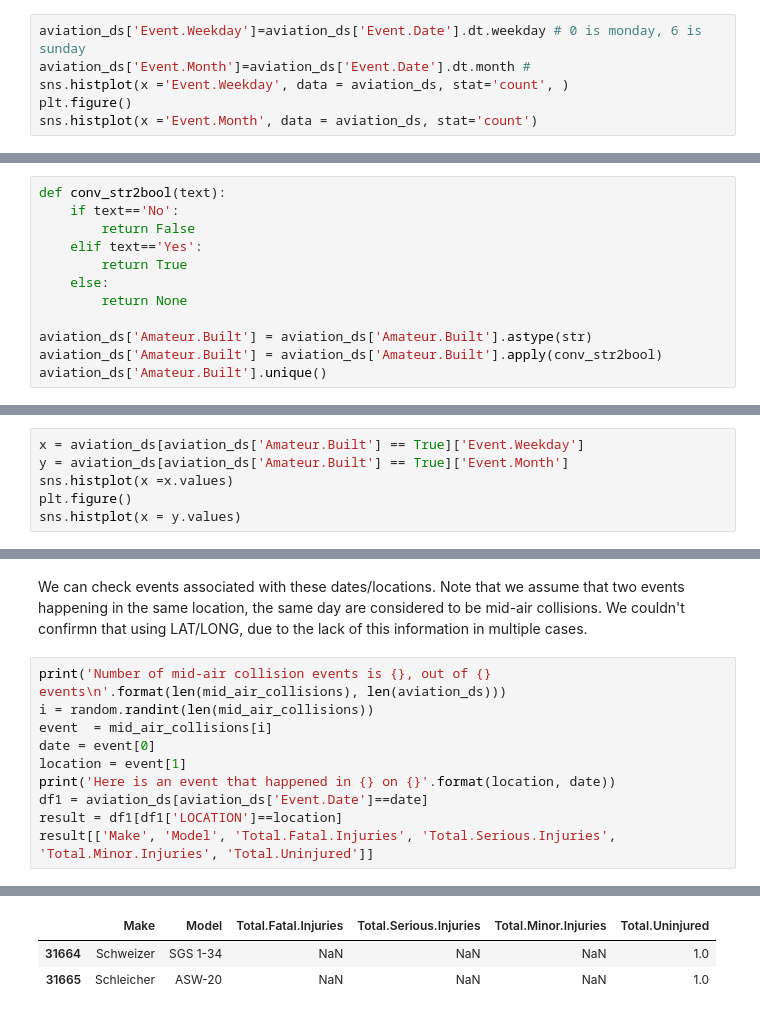
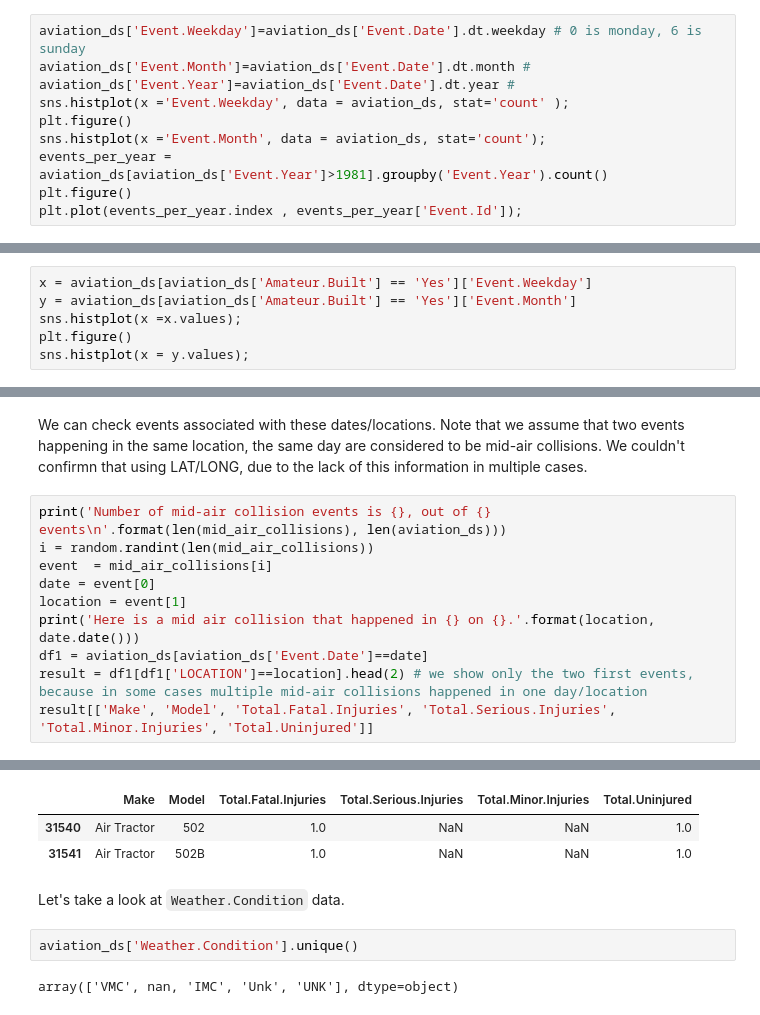
Before and after one commit to zaitrik/aviation_stats, a Jupyter notebook: aviation_stats.ipynb, the cells around one changed output, grey strips where cells are left out. Saved outputs shown, nothing was run; the diff lists cells and outputs as text.

```diff
--- a/aviation_stats.ipynb
+++ b/aviation_stats.ipynb
@@ -77,7 +85,11 @@ The first recorded event happened on 1948, so more than 73 years ago. Let's chec
 # %%
 aviation_ds['Event.Weekday']=aviation_ds['Event.Date'].dt.weekday # 0 is monday, 6 is sunday
 aviation_ds['Event.Month']=aviation_ds['Event.Date'].dt.month #
-sns.histplot(x ='Event.Weekday', data = aviation_ds, stat='count', )
+aviation_ds['Event.Year']=aviation_ds['Event.Date'].dt.year #
+sns.histplot(x ='Event.Weekday', data = aviation_ds, stat='count' );
 plt.figure()
-sns.histplot(x ='Event.Month', data = aviation_ds, stat='count')
+sns.histplot(x ='Event.Month', data = aviation_ds, stat='count');
+events_per_year =  aviation_ds[aviation_ds['Event.Year']>1981].groupby('Event.Year').count()
+plt.figure()
+plt.plot(events_per_year.index , events_per_year['Event.Id']);
 # %% [output]
@@ -254,12 +260,0 @@ We will convert this column to a `boolean` data type.
-# %%
-def conv_str2bool(text):
-    if text=='No':
-        return False
-    elif text=='Yes':
-        return True
-    else:
-        return None
-
-aviation_ds['Amateur.Built'] = aviation_ds['Amateur.Built'].astype(str)
-aviation_ds['Amateur.Built'] = aviation_ds['Amateur.Built'].apply(conv_str2bool)
-aviation_ds['Amateur.Built'].unique()
@@ -282,9 +277,9 @@ Name: Amateur.Built, dtype: object
 # %% [markdown]
 77058 events out of 85296 events do not involve amateur-built aircraft. Is there a relationship between the build and the time period of events ?
 # %%
-x = aviation_ds[aviation_ds['Amateur.Built'] == True]['Event.Weekday']
-y = aviation_ds[aviation_ds['Amateur.Built'] == True]['Event.Month']
-sns.histplot(x =x.values)
+x = aviation_ds[aviation_ds['Amateur.Built'] == 'Yes']['Event.Weekday']
+y = aviation_ds[aviation_ds['Amateur.Built'] == 'Yes']['Event.Month']
+sns.histplot(x =x.values);
 plt.figure()
-sns.histplot(x = y.values)
+sns.histplot(x = y.values);
 # %% [output]
@@ -396,9 +394,9 @@ i = random.randint(len(mid_air_collisions))
 event  = mid_air_collisions[i]
 date = event[0]
 location = event[1]
-print('Here is an event that happened in {} on {}'.format(location, date))
+print('Here is a mid air collision that happened in {} on {}.'.format(location, date.date()))
 df1 = aviation_ds[aviation_ds['Event.Date']==date]
-result = df1[df1['LOCATION']==location]
+result = df1[df1['LOCATION']==location].head(2) # we show only the two first events, because in some cases multiple mid-air collisions happened in one day/location
 result[['Make', 'Model', 'Total.Fatal.Injuries', 'Total.Serious.Injuries', 'Total.Minor.Injuries', 'Total.Uninjured']]
 # %% [output]
 Number of mid-air collision events is 1241, out of 85976 events
@@ -407,3 +405,9 @@ Here is an event that happened in SAN DIEGO, CA on 2003-03-16 00:00:00
 |  | Make | Model | Total.Fatal.Injuries | Total.Serious.Injuries | Total.Minor.Injuries | Total.Uninjured |
-| 31664 | Schweizer | SGS 1-34 | NaN | NaN | NaN | 1.0 |
-| 31665 | Schleicher | ASW-20 | NaN | NaN | NaN | 1.0 |
+| 31540 | Air Tractor | 502 | 1.0 | NaN | NaN | 1.0 |
+| 31541 | Air Tractor | 502B | 1.0 | NaN | NaN | 1.0 |
+# %% [markdown]
+Let's take a look at `Weather.Condition` data.
+# %%
+aviation_ds['Weather.Condition'].unique()
+# %% [output]
+array(['VMC', nan, 'IMC', 'Unk', 'UNK'], dtype=object)
```
Also changed, not shown: parts of 26 cells of this notebook.
